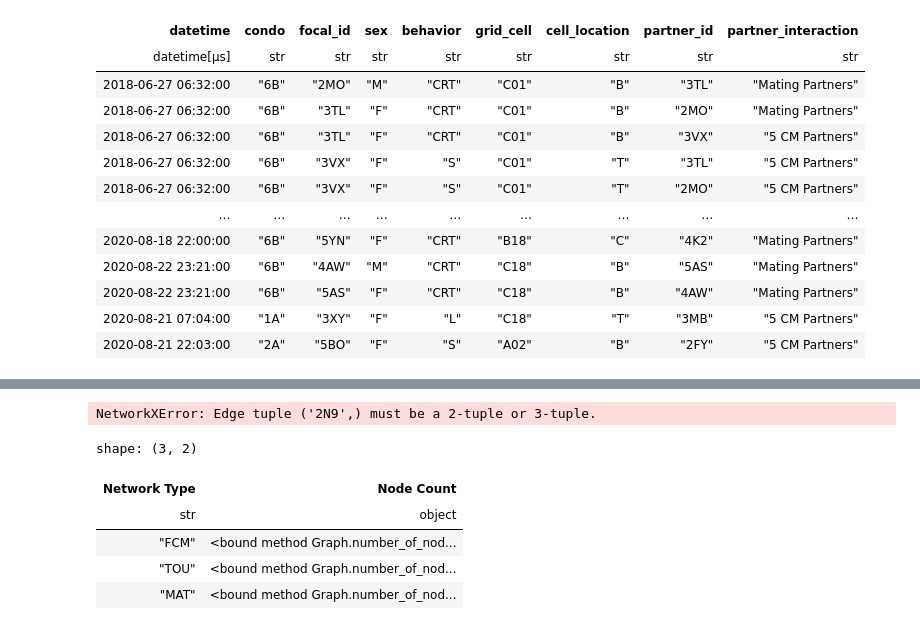
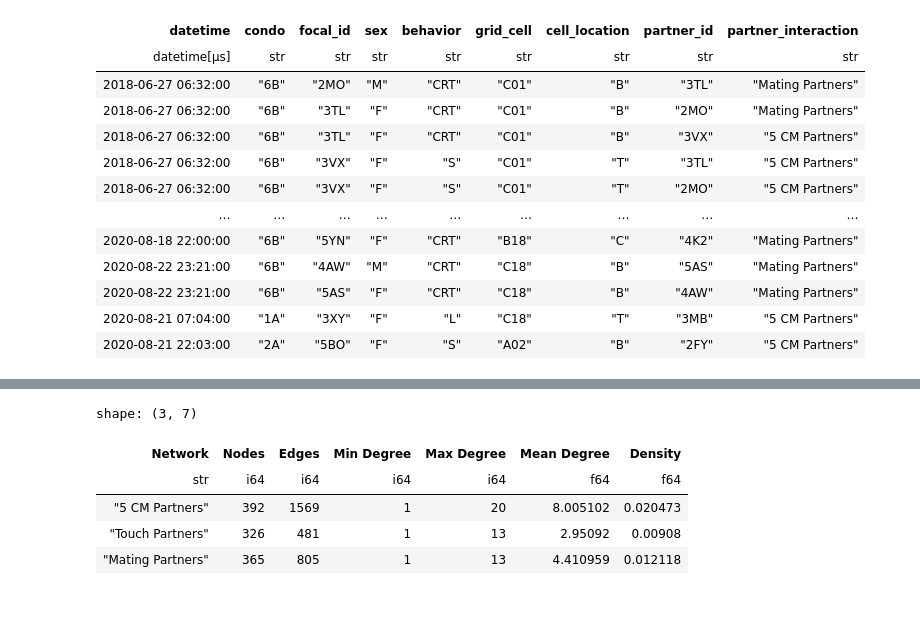
Before and after one commit to rahulsunilkumar/BIOL4559homework, a Jupyter notebook: hw-01.ipynb, the cells around one changed output, grey strips where cells are left out. Drawn from its saved outputs; the diff is of its cells as text; code cells hidden in the pictures.

```diff
--- a/hw-01.ipynb
+++ b/hw-01.ipynb
@@ -101,41 +104,34 @@ Over all condos, per network type.
-# %%
-df_2020_FCM = df.filter(
-    (pl.col('datetime').dt.year() == 2020) &
-    (pl.col('partner_interaction') == '5 CM Partners')
-)
-FCM = nx.Graph()
-FCM.add_nodes_from(pl.concat([df_2020_FCM['focal_id'], df_2020_FCM['partner_id']]).to_list())
-FCM.add_edges_from(df_2020_FCM.select(["focal_id","partner_id"]).rows())
-
-df_2020_TOU = df.filter(
-    (pl.col('datetime').dt.year() == 2020) &
-    (pl.col('partner_interaction') == 'Touch Partners')
-)
-TOU = nx.Graph()
-TOU.add_nodes_from(pl.concat([df_2020_TOU['focal_id'], df_2020_TOU['partner_id']]).to_list())
-TOU.add_edges_from(df_2020_TOU.select(["focal_id","partner_id"]).rows())
-
-df_2020_MAT = df.filter(
-    (pl.col('datetime').dt.year() == 2020) &
-    (pl.col('partner_interaction') == 'Mating Partners')
-)
-MAT = nx.Graph()
-MAT.add_nodes_from(pl.concat([df_2020_MAT['focal_id'], df_2020_MAT['partner_id']]).to_list())
-MAT.add_edges_from(df_2020_MAT.select(["focal_id","partner_id"]).rows())
-
-MAT.number_of_nodes
-# %% [output]
-NetworkXError: Edge tuple ('2N9',) must be a 2-tuple or 3-tuple.
-# %%
-
-pl.DataFrame({
-    'Network Type': ['FCM', 'TOU', 'MAT'],
-    'Node Count': [FCM.number_of_nodes, TOU.number_of_nodes, MAT.number_of_nodes]
-})
-# %% [output]
-shape: (3, 2)
-| Network Type | Node Count |
-| str | object |
-| "FCM" | <bound method Graph.number_of_nod... |
-| "TOU" | <bound method Graph.number_of_nod... |
-| "MAT" | <bound method Graph.number_of_nod... |
+# %%
+data = []
+
+for network in ['5 CM Partners', 'Touch Partners', 'Mating Partners']:
+
+    df = df_2020.filter(pl.col('partner_interaction') == f'{network}')
+
+    G = nx.Graph()
+    G.add_nodes_from(pl.concat([df['focal_id'], df['partner_id']]).to_list())
+    G.add_edges_from(df.select(["focal_id","partner_id"]).rows())
+
+    # Removing isolates.
+    G.remove_nodes_from(list(nx.isolates(G)))
+
+    # Get the stats.
+    n = G.number_of_nodes()
+    m = G.number_of_edges()
+    mean_deg = (sum(dict(G.degree()).values()) / n ) # sum the dict values divide by n.
+    density = (2 * m)/(n * (n-1)) # density formula
+    min_deg_node = min(dict(G.degree()), key = dict(G.degree()).get)
+    min_deg = dict(G.degree())[min_deg_node]
+    max_deg_node = max(dict(G.degree()), key = dict(G.degree()).get)
+    max_deg = dict(G.degree())[max_deg_node]
+
+    data.append([network, n, m, min_deg, max_deg, mean_deg, density])
+
+pl.DataFrame(data, schema = ['Network', 'Nodes', 'Edges', 'Min Degree', 'Max Degree', 'Mean Degree', 'Density'], orient = 'row')
+# %% [output]
+shape: (3, 7)
+| Network | Nodes | Edges | Min Degree | Max Degree | Mean Degree | Density |
+| str | i64 | i64 | i64 | i64 | f64 | f64 |
+| "5 CM Partners" | 392 | 1569 | 1 | 20 | 8.005102 | 0.020473 |
+| "Touch Partners" | 326 | 481 | 1 | 13 | 2.95092 | 0.00908 |
+| "Mating Partners" | 365 | 805 | 1 | 13 | 4.410959 | 0.012118 |
```
Also changed, not shown: parts of 7 cells of this notebook.
